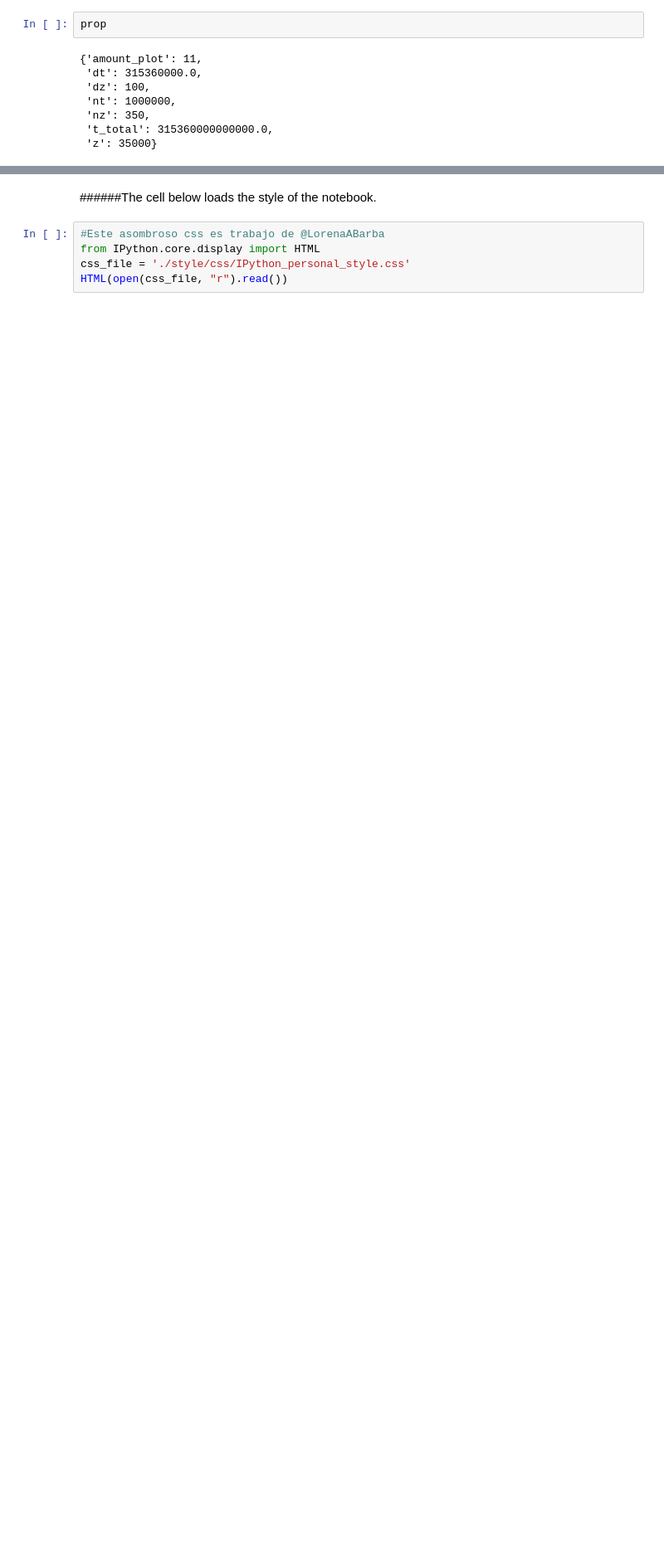
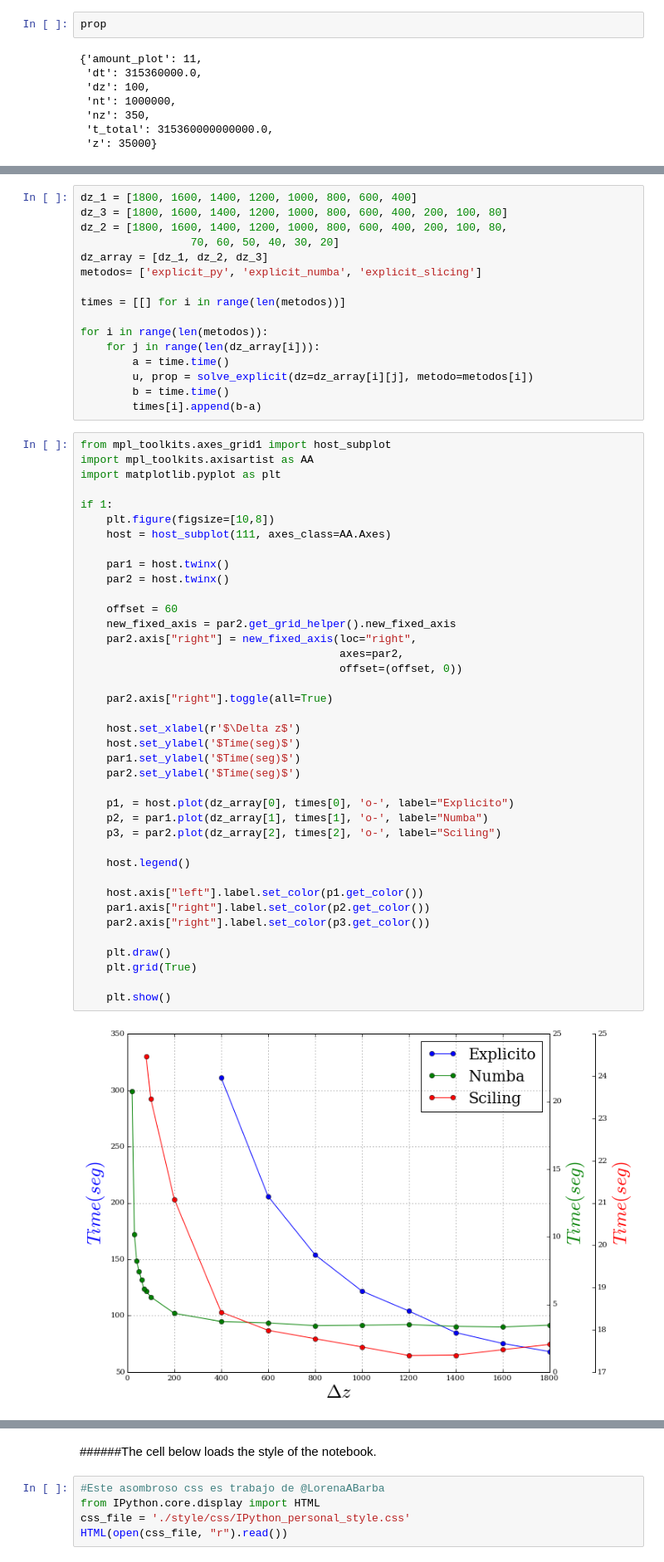
Before and after one commit to pewen/transferencia_calor, a Jupyter notebook: transporte_calor_metodo_explicito.ipynb, the cells around one changed output, grey strips where cells are left out. Shown: that part at 83% size. Saved outputs shown, nothing was run; the diff lists cells and outputs as text; blank space fills up the shorter version.

```diff
--- a/transporte_calor_metodo_explicito.ipynb
+++ b/transporte_calor_metodo_explicito.ipynb
@@ -274,0 +171,57 @@ Time to solve (in seconds): 21.550806760787964
+# %%
+dz_1 = [1800, 1600, 1400, 1200, 1000, 800, 600, 400]
+dz_3 = [1800, 1600, 1400, 1200, 1000, 800, 600, 400, 200, 100, 80]
+dz_2 = [1800, 1600, 1400, 1200, 1000, 800, 600, 400, 200, 100, 80,
+                 70, 60, 50, 40, 30, 20]
+dz_array = [dz_1, dz_2, dz_3]
+metodos= ['explicit_py', 'explicit_numba', 'explicit_slicing']
+
+times = [[] for i in range(len(metodos))]
+
+for i in range(len(metodos)):
+    for j in range(len(dz_array[i])):
+        a = time.time()
+        u, prop = solve_explicit(dz=dz_array[i][j], metodo=metodos[i])
+        b = time.time()
+        times[i].append(b-a)
+# %%
+from mpl_toolkits.axes_grid1 import host_subplot
+import mpl_toolkits.axisartist as AA
+import matplotlib.pyplot as plt
+
+if 1:
+    plt.figure(figsize=[10,8])
+    host = host_subplot(111, axes_class=AA.Axes)
+
+    par1 = host.twinx()
+    par2 = host.twinx()
+
+    offset = 60
+    new_fixed_axis = par2.get_grid_helper().new_fixed_axis
+    par2.axis["right"] = new_fixed_axis(loc="right",
+                                        axes=par2,
+                                        offset=(offset, 0))
+
+    par2.axis["right"].toggle(all=True)
+
+    host.set_xlabel(r'$\Delta z$')
+    host.set_ylabel('$Time(seg)$')
+    par1.set_ylabel('$Time(seg)$')
+    par2.set_ylabel('$Time(seg)$')
+
+    p1, = host.plot(dz_array[0], times[0], 'o-', label="Explicito")
+    p2, = par1.plot(dz_array[1], times[1], 'o-', label="Numba")
+    p3, = par2.plot(dz_array[2], times[2], 'o-', label="Sciling")
+
+    host.legend()
+
+    host.axis["left"].label.set_color(p1.get_color())
+    par1.axis["right"].label.set_color(p2.get_color())
+    par2.axis["right"].label.set_color(p3.get_color())
+
+    plt.draw()
+    plt.grid(True)
+
+    plt.show()
+# %% [output]
+[figure, added]
```
Also changed, not shown: parts of 17 cells of this notebook, 1 other file.
